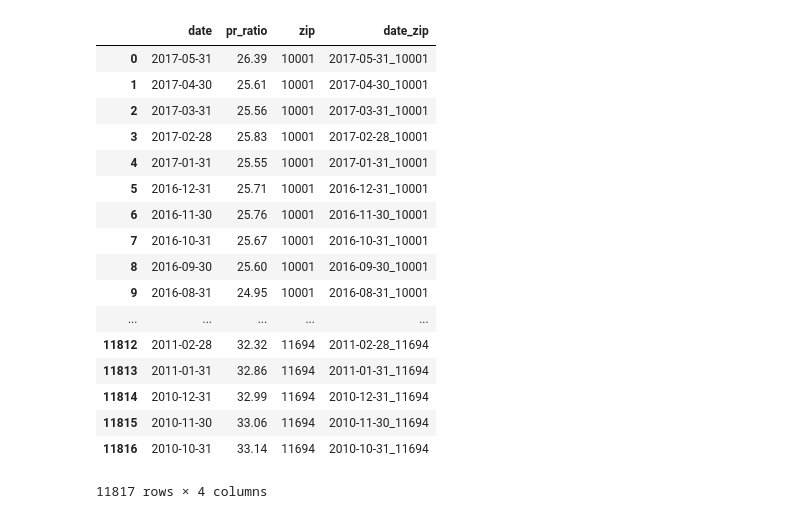
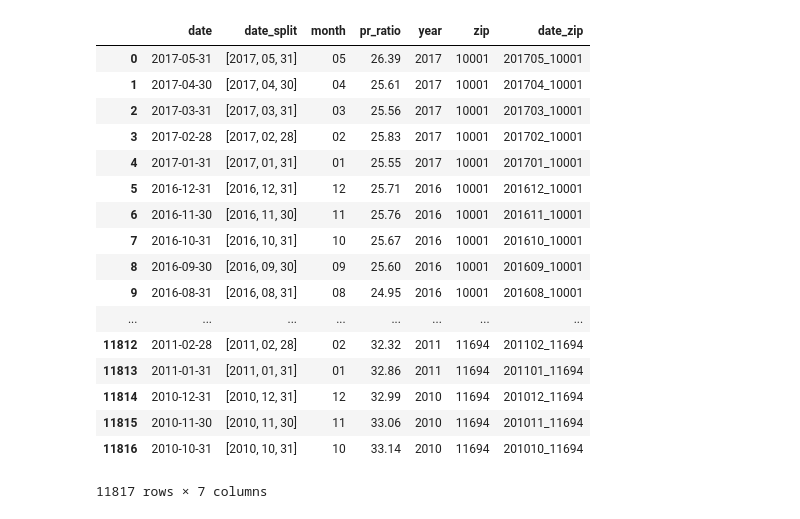
Before and after one commit to csignature/springboard-projects, a Jupyter notebook: Capstone_01/airbnb-capstone.ipynb, the cells around one changed output. Saved outputs shown, nothing was run; the diff lists cells and outputs as text; code cells hidden in the pictures.

Commit message:
eda airbnb data

```diff
--- a/Capstone_01/airbnb-capstone.ipynb
+++ b/Capstone_01/airbnb-capstone.ipynb
@@ -8,50 +10,57 @@ import glob
 # %%
 #Load PRRAH json files from globbing
 json_prrah=glob.glob('PRRAH/PRRAH_*.json')
 
 #Initialize list to append DataFrames to
 prrah_list=[]
 
 #Create empty master dataframe
-prr_df=pd.DataFrame(columns=['zip','date','pr_ratio',])
+prr_df=pd.DataFrame(columns=['zip','date','pr_ratio','year','month'])
 
 #For loop to go through filenames
 for filename in json_prrah:
     data = pd.read_json(filename)
     df1=pd.DataFrame(data['dataset_data']['data'],columns=['date','pr_ratio'])
     prrah_list.append(data)
     #pull in filename and use split
     file_str = filename.replace('_',' ').replace('.',' ').split()
     df1['zip'] = file_str[1]
+    #Create Year/Month columns
+    df1['date_split'] = df1['date'].str.split('-')
+    df1['year'] = df1['date_split'].str.get(0)
+    df1['month'] = df1['date_split'].str.get(1)
     #concat DataFrames
     prr_df = pd.concat([prr_df,df1],axis=0,ignore_index=True)
+
+
+
 
 # #Convert date to datetime
 # prr_df.date = pd.to_datetime(prr_df.date, format='%Y-%m')
 
 #Create zip_date
-prr_df['date_zip'] = prr_df['date'] + '_' + prr_df['zip']
+prr_df['date_zip'] = prr_df['year'] + prr_df['month'] + '_' + prr_df['zip']
 
 prr_df
 # %% [output]
-|  | date | pr_ratio | zip | date_zip |
-| 0 | 2017-05-31 | 26.39 | 10001 | 2017-05-31_10001 |
-| 1 | 2017-04-30 | 25.61 | 10001 | 2017-04-30_10001 |
-| 2 | 2017-03-31 | 25.56 | 10001 | 2017-03-31_10001 |
-| 3 | 2017-02-28 | 25.83 | 10001 | 2017-02-28_10001 |
-| 4 | 2017-01-31 | 25.55 | 10001 | 2017-01-31_10001 |
-| 5 | 2016-12-31 | 25.71 | 10001 | 2016-12-31_10001 |
-| 6 | 2016-11-30 | 25.76 | 10001 | 2016-11-30_10001 |
-| 7 | 2016-10-31 | 25.67 | 10001 | 2016-10-31_10001 |
-| 8 | 2016-09-30 | 25.60 | 10001 | 2016-09-30_10001 |
-| 9 | 2016-08-31 | 24.95 | 10001 | 2016-08-31_10001 |
-| ... | ... | ... | ... | ... |
-| 11812 | 2011-02-28 | 32.32 | 11694 | 2011-02-28_11694 |
-| 11813 | 2011-01-31 | 32.86 | 11694 | 2011-01-31_11694 |
-| 11814 | 2010-12-31 | 32.99 | 11694 | 2010-12-31_11694 |
-| 11815 | 2010-11-30 | 33.06 | 11694 | 2010-11-30_11694 |
-| 11816 | 2010-10-31 | 33.14 | 11694 | 2010-10-31_11694 |
+|  | date | date_split | month | pr_ratio | year | zip | date_zip |
+| 0 | 2017-05-31 | [2017, 05, 31] | 05 | 26.39 | 2017 | 10001 | 201705_10001 |
+| 1 | 2017-04-30 | [2017, 04, 30] | 04 | 25.61 | 2017 | 10001 | 201704_10001 |
+| 2 | 2017-03-31 | [2017, 03, 31] | 03 | 25.56 | 2017 | 10001 | 201703_10001 |
+| 3 | 2017-02-28 | [2017, 02, 28] | 02 | 25.83 | 2017 | 10001 | 201702_10001 |
+| 4 | 2017-01-31 | [2017, 01, 31] | 01 | 25.55 | 2017 | 10001 | 201701_10001 |
+| 5 | 2016-12-31 | [2016, 12, 31] | 12 | 25.71 | 2016 | 10001 | 201612_10001 |
+| 6 | 2016-11-30 | [2016, 11, 30] | 11 | 25.76 | 2016 | 10001 | 201611_10001 |
+| 7 | 2016-10-31 | [2016, 10, 31] | 10 | 25.67 | 2016 | 10001 | 201610_10001 |
+| 8 | 2016-09-30 | [2016, 09, 30] | 09 | 25.60 | 2016 | 10001 | 201609_10001 |
+| 9 | 2016-08-31 | [2016, 08, 31] | 08 | 24.95 | 2016 | 10001 | 201608_10001 |
+| ... | ... | ... | ... | ... | ... | ... | ... |
+| 11812 | 2011-02-28 | [2011, 02, 28] | 02 | 32.32 | 2011 | 11694 | 201102_11694 |
+| 11813 | 2011-01-31 | [2011, 01, 31] | 01 | 32.86 | 2011 | 11694 | 201101_11694 |
+| 11814 | 2010-12-31 | [2010, 12, 31] | 12 | 32.99 | 2010 | 11694 | 201012_11694 |
+| 11815 | 2010-11-30 | [2010, 11, 30] | 11 | 33.06 | 2010 | 11694 | 201011_11694 |
+| 11816 | 2010-10-31 | [2010, 10, 31] | 10 | 33.14 | 2010 | 11694 | 201010_11694 |
-11817 rows × 4 columns
+11817 rows × 7 columns
 # %%
 #Load Median Listing Price json files from globbing
 json_mlpah=glob.glob('MLPAH/MLPAH_*.json')
```
Also changed, not shown: parts of 13 cells of this notebook.
